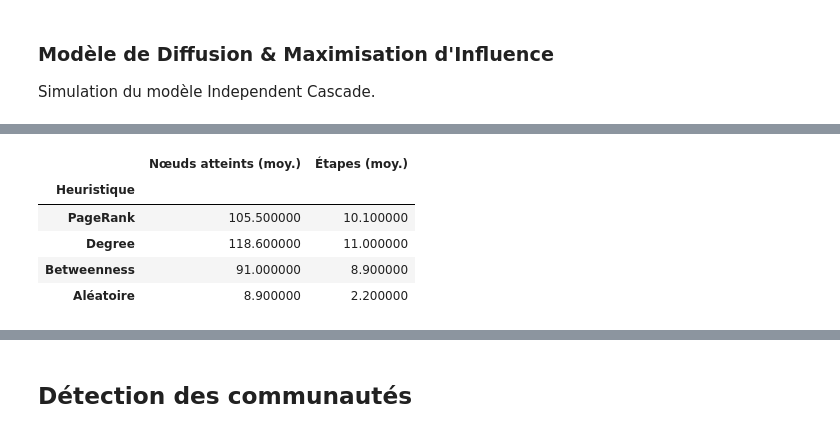
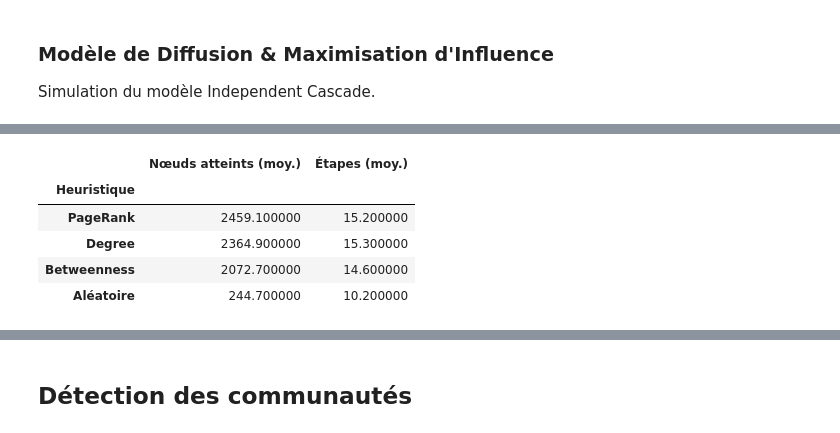
Before and after one commit to QuentinG0304/Graph_ML, a Jupyter notebook: GUIGNARD_LASNE_BOUMARD.ipynb, the cells around one changed output, grey strips where cells are left out. Drawn from its saved outputs; the diff is of its cells as text; code cells hidden in the pictures.

```diff
--- a/GUIGNARD_LASNE_BOUMARD.ipynb
+++ b/GUIGNARD_LASNE_BOUMARD.ipynb
@@ -306,17 +357,17 @@ print("Analyse des Centralités")
 
 # 1. Degree Centrality (Le plus d'amis)
 degree_cent = nx.degree_centrality(G)
-# On trie pour avoir le Top 5
+# On trie pour avoir le Top 10
 top_degree = sorted(degree_cent.items(), key=lambda x: x[1], reverse=True)
-print("\nTop 5 - Degré de centralité (Hubs):")
-for node, val in top_degree[:5]:
+print("\nTop 10 - Degré de centralité (Hubs):")
+for node, val in top_degree[:10]:
     print(f"Noeud {node}: {val:.4f}")
 
 # 2. PageRank (Influence)
 pagerank_cent = nx.pagerank(G, alpha=0.85)
 top_pr = sorted(pagerank_cent.items(), key=lambda x: x[1], reverse=True)
-print("\nTop 5 - PageRank (Influence):")
-for node, val in top_pr[:5]:
+print("\nTop 10 - PageRank (Influence):")
+for node, val in top_pr[:10]:
     print(f"Node {node}: {val:.4f}")
 
 # 3. Betweenness Centrality
@@ -324,8 +375,8 @@ print("\nCalcul de la Betweenness")
 between_cent = nx.betweenness_centrality(G, k=800)
 top_between = sorted(between_cent.items(), key=lambda x: x[1], reverse=True)
 
-print("Top 5 - Betweenness Centrality (Ponts):")
-for node, val in top_between[:5]:
+print("Top 10 - Betweenness Centrality (Ponts):")
+for node, val in top_between[:10]:
     print(f"Node {node}: {val:.4f}")
 # %% [output]
 Analyse des Centralités
@@ -353,50 +443,72 @@ Simulation du modèle Independent Cascade.
 # %%
-import random
-import networkx as nx
-import pandas as pd
+def independent_cascade_variable_proba(graph, seed_nodes, edge_proba_dict, n_runs=20):
+    """
+    Simule le modèle Independent Cascade (IC) avec probabilités variables par arête.
 
-def independent_cascade(graph, seed_nodes, proba=0.05, n_runs=20):
-    """
-    Simule le modèle Independent Cascade (IC) — moyenne sur n_runs exécutions
-    pour lisser la stochasticité.
+    Args:
+        graph: graphe NetworkX
+        seed_nodes: liste des nœuds graines initialement actifs
+        edge_proba_dict: dictionnaire {(u, v): p_uv} des probabilités par arête
+        n_runs: nombre de simulations pour moyenner les résultats
+
+    Returns:
+        (nœuds_atteints_moyen, étapes_moyennes)
     """
     get_neighbors = graph.successors if graph.is_directed() else graph.neighbors
     total_reached, total_steps = 0, 0
+
     for _ in range(n_runs):
         active = set(seed_nodes)
         newly_active = set(seed_nodes)
         steps = 0
+
         while newly_active:
             nxt = set()
             for node in newly_active:
                 for neighbor in get_neighbors(node):
-                    if neighbor not in active and random.random() < proba:
-                        nxt.add(neighbor)
+                    if neighbor not in active:
+                        # Utiliser la probabilité spécifique de l'arête (u, v)
+                        proba = edge_proba_dict.get((node, neighbor), 0.0)
+                        if random.random() < proba:
+                            nxt.add(neighbor)
+
             active.update(nxt)
             newly_active = nxt
             steps += 1
+
         total_reached += len(active)
         total_steps += steps
+
     return total_reached / n_runs, total_steps / n_runs
 
-K = 5       # nombre de graines
-PROBA = 0.05
+# === CALCUL DES PROBABILITÉS p_uv = 1/d_v ===
+print("Calcul des probabilités d'influence p_uv = 1/d_v pour chaque arête...")
+edge_proba = {}
+for u, v in G.edges():
+    d_v = G.degree(v)  # degré du nœud cible
+    edge_proba[(u, v)] = 1.0 / d_v
+    # Pour graphe non-dirigé, ajouter aussi (v, u)
+    if not G.is_directed():
+        d_u = G.degree(u)
+        edge_proba[(v, u)] = 1.0 / d_u
 
-# Toujours recalculer depuis le G courant pour éviter des nœuds obsolètes
-pagerank_scores = nx.pagerank(G)
-degree_scores   = dict(G.degree())
-between_scores  = nx.betweenness_centrality(G, k=800, normalized=True)
+print(f"✓ {len(edge_proba)} probabilités calculées")
+
+# === SÉLECTION DES GRAINES ===
+K = 50  # nombre de graines
 
 seeds = {
-    "PageRank"    : [n for n, _ in sorted(pagerank_scores.items(), key=lambda x: -x[1])[:K]],
-    "Degree"      : [n for n, _ in sorted(degree_scores.items(),   key=lambda x: -x[1])[:K]],
-    "Betweenness" : [n for n, _ in sorted(between_scores.items(),  key=lambda x: -x[1])[:K]],
+    "PageRank"    : [n for n, _ in sorted(pagerank_cent.items(), key=lambda x: -x[1])[:K]],
+    "Degree"      : [n for n, _ in sorted(degree_cent.items(),   key=lambda x: -x[1])[:K]],
+    "Betweenness" : [n for n, _ in sorted(between_cent.items(),  key=lambda x: -x[1])[:K]],
     "Aléatoire"   : random.sample(list(G.nodes()), K),
 }
 
+# === SIMULATION IC ===
+# print(f"\nSimulation IC avec K={K} graines, probabilités variables p_uv=1/d_v...")
 rows = []
 for heuristic, seed_list in seeds.items():
-    reached, steps = independent_cascade(G, seed_list, proba=PROBA)
+    reached, steps = independent_cascade_variable_proba(G, seed_list, edge_proba)
     rows.append({
         "Heuristique": heuristic,
         "Nœuds atteints (moy.)": round(reached, 1),
@@ -405,6 +517,6 @@ for heuristic, seed_list in seeds.items():
 
 ic_df = pd.DataFrame(rows).set_index("Heuristique")
 display(ic_df.style
-        .highlight_max(axis=0, color="#c6efce")
-        .set_caption(f"Comparaison IC — K={K} graines, proba={PROBA}, moyenne sur 20 runs"))
+        .highlight_max(axis=0, color="#2b4bd8")
+        .set_caption(f"✅ IC avec p_uv = 1/d_v — K={K} graines, moyenne sur 20 runs"))
 # %% [output]
@@ -412,6 +526,6 @@ Comparaison IC — K=5 graines, proba=0.05, moyenne sur 20 runs
 |  | Nœuds atteints (moy.) | Étapes (moy.) |
 | Heuristique |  |  |
-| PageRank | 105.500000 | 10.100000 |
-| Degree | 118.600000 | 11.000000 |
-| Betweenness | 91.000000 | 8.900000 |
-| Aléatoire | 8.900000 | 2.200000 |
+| PageRank | 2459.100000 | 15.200000 |
+| Degree | 2364.900000 | 15.300000 |
+| Betweenness | 2072.700000 | 14.600000 |
+| Aléatoire | 244.700000 | 10.200000 |
```
Also changed, not shown: parts of 46 cells of this notebook, 1 other file.
